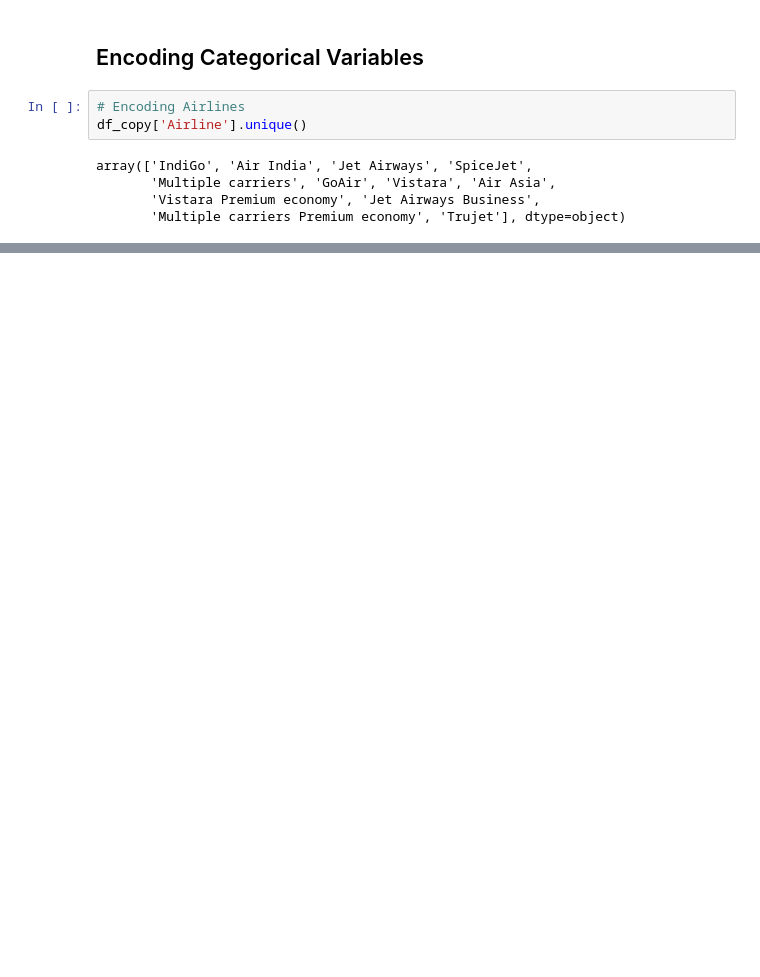
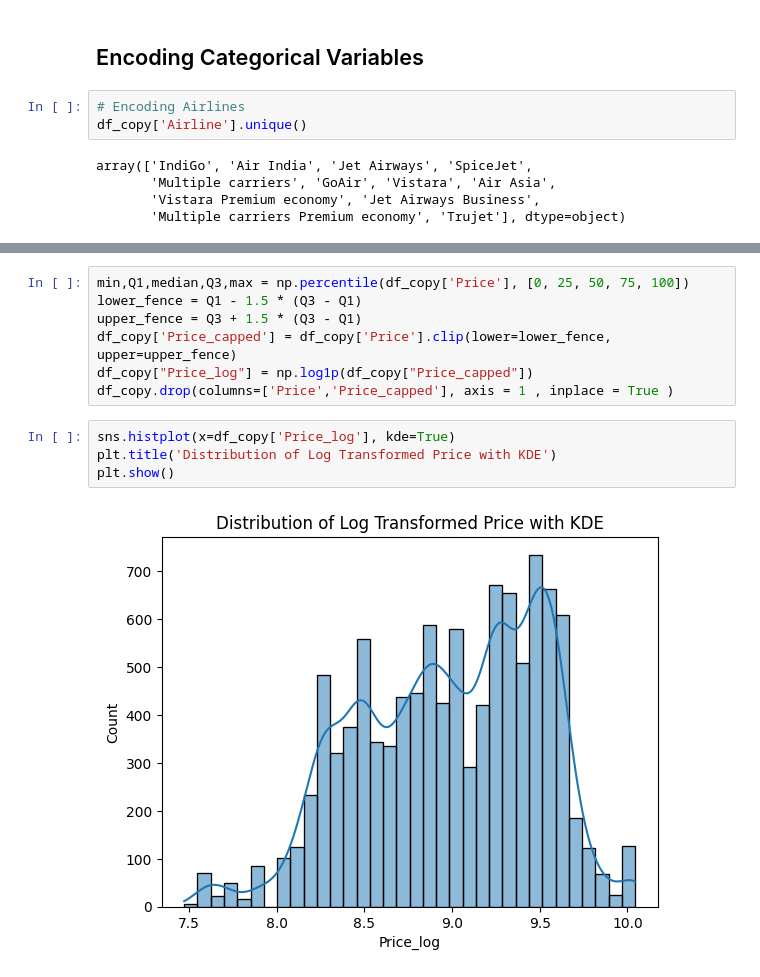
Before and after one commit to Roaa837/predictionFareOfAirlinesTickets, a Jupyter notebook: prediction.ipynb, the cells around one changed output, grey strips where cells are left out. Saved outputs shown, nothing was run; the diff lists cells and outputs as text; blank space fills up the shorter version.

```diff
--- a/prediction.ipynb
+++ b/prediction.ipynb
@@ -209,0 +265,13 @@ df_copy = pd.concat([df_copy.drop(columns=["Airline"]), encoded_df], axis=1)
+# %%
+min,Q1,median,Q3,max = np.percentile(df_copy['Price'], [0, 25, 50, 75, 100])
+lower_fence = Q1 - 1.5 * (Q3 - Q1)
+upper_fence = Q3 + 1.5 * (Q3 - Q1)
+df_copy['Price_capped'] = df_copy['Price'].clip(lower=lower_fence, upper=upper_fence)
+df_copy["Price_log"] = np.log1p(df_copy["Price_capped"])
+df_copy.drop(columns=['Price','Price_capped'], axis = 1 , inplace = True )
+# %%
+sns.histplot(x=df_copy['Price_log'], kde=True)
+plt.title('Distribution of Log Transformed Price with KDE')
+plt.show()
+# %% [output]
+[figure, added]
```
Also changed, not shown: parts of 27 cells of this notebook, 2 other files.
